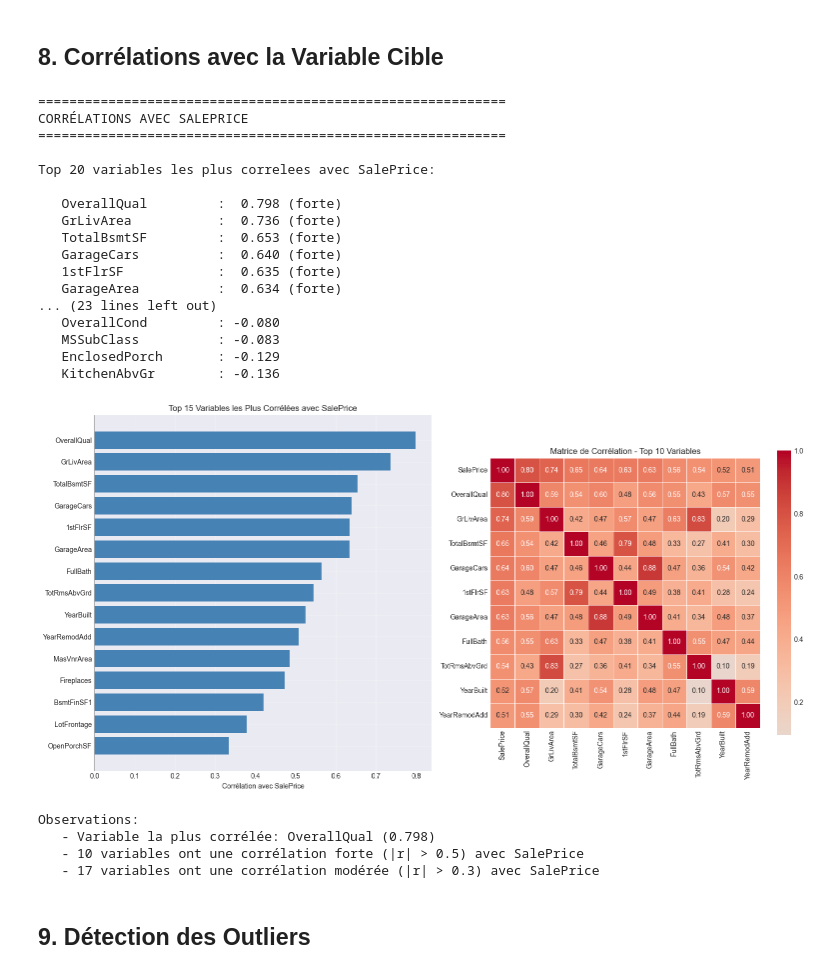
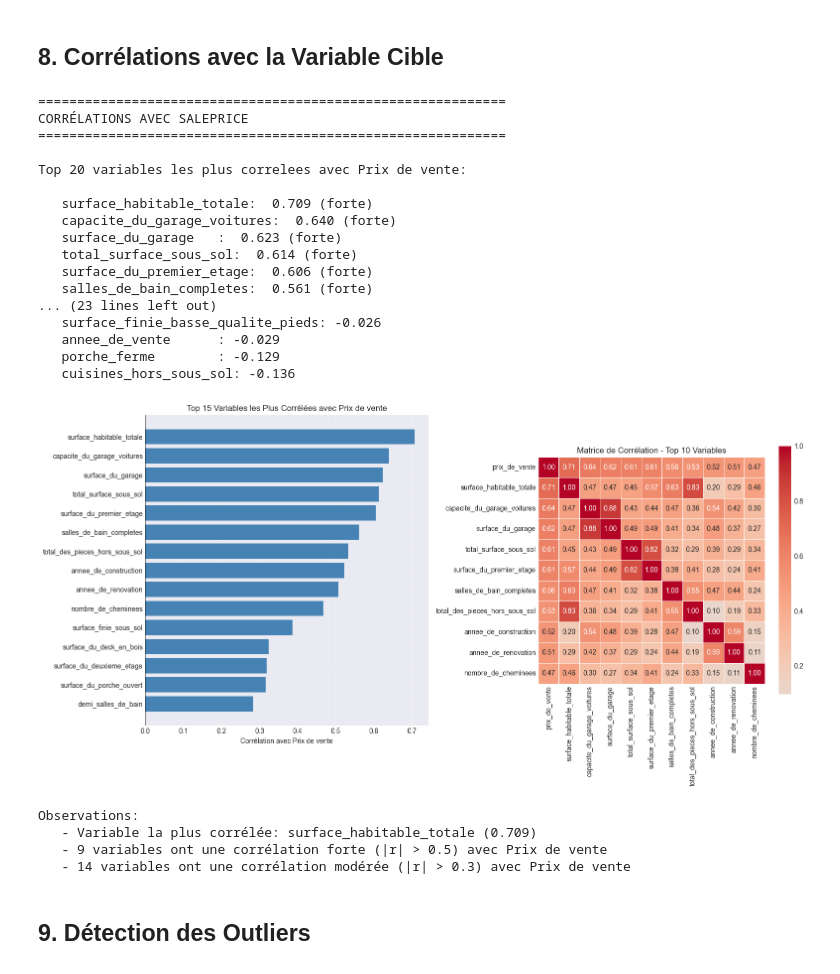
Before and after one commit to DJERAKEI221/Projet-Machine-Learning-House-prices-prediction, a Jupyter notebook: notebooks/exploration_base_donnees.ipynb, the cells around one changed output. Drawn from its saved outputs; the diff is of its cells as text; code cells hidden in the pictures.

```diff
--- a/notebooks/exploration_base_donnees.ipynb
+++ b/notebooks/exploration_base_donnees.ipynb
@@ -558,9 +1151,9 @@ print("=" * 60)
 print("VARIABLES NUMÉRIQUES CLÉS")
 print("=" * 60)
 
-key_numeric_vars = ['GrLivArea', 'TotalBsmtSF', 'LotArea', 'OverallQual',
-                     'OverallCond', 'YearBuilt', 'GarageArea', '1stFlrSF',
-                     'FullBath', 'TotRmsAbvGrd', 'YearRemodAdd', 'GarageCars']
+key_numeric_vars = ['surface_habitable_totale', 'total_surface_sous_sol', 'superficie_du_lot_pieds', 'qualite_globale',
+                     'etat_general', 'annee_de_construction', 'surface_du_garage', 'surface_du_premier_etage',
+                     'salles_de_bain_completes', 'total_des_pieces_hors_sous_sol', 'annee_de_renovation', 'capacite_du_garage_voitures']
 
 existing_key_vars = [v for v in key_numeric_vars if v in train_df.columns]
 
@@ -608,8 +1201,8 @@ print("=" * 60)
 print("VARIABLES CATÉGORIELLES CLÉS")
 print("=" * 60)
 
-key_categorical_vars = ['MSZoning', 'Neighborhood', 'BldgType', 'HouseStyle',
-                        'ExterQual', 'KitchenQual', 'SaleType', 'SaleCondition']
+key_categorical_vars = ['zonage_classification', 'quartier', 'type_de_batiment', 'style_de_maison',
+                        'qualite_exterieure', 'qualite_de_la_cuisine', 'type_de_vente', 'condition_de_la_vente']
 
 existing_cat_vars = [v for v in key_categorical_vars if v in train_df.columns]
 
@@ -712,77 +1642,77 @@ SaleCondition:
 # %% [markdown]
 ## 8. Corrélations avec la Variable Cible
 # %%
-# Corrélations avec SalePrice
+# Corrélations avec Prix de vente
 print("=" * 60)
 print("CORRÉLATIONS AVEC SALEPRICE")
 print("=" * 60)
 
 # Calculer les corrélations
-correlations = train_df[numeric_cols].corr()['SalePrice'].sort_values(ascending=False)
+correlations = train_df[numeric_cols].corr()['prix_de_vente'].sort_values(ascending=False)
 
-print("\nTop 20 variables les plus correlees avec SalePrice:\n")
+print("\nTop 20 variables les plus correlees avec Prix de vente:\n")
 top_corr = correlations.head(20)
 for var, corr in top_corr.items():
-    if var != 'SalePrice':
+    if var != 'prix_de_vente':
         print(f"   {var:20s}: {corr:6.3f} {'(forte)' if abs(corr) > 0.5 else '(moderee)' if abs(corr) > 0.3 else '(faible)'}")
 
-print("\nBottom 10 variables les moins correlees avec SalePrice:\n")
-bottom_corr = correlations.tail(11)  # 11 car SalePrice est inclus
+print("\nBottom 10 variables les moins correlees avec Prix de vente:\n")
+bottom_corr = correlations.tail(11)  # 11 car Prix de vente est inclus
 for var, corr in bottom_corr.items():
-    if var != 'SalePrice':
+    if var != 'prix_de_vente':
         print(f"   {var:20s}: {corr:6.3f}")
 
 # Visualisation
 fig, axes = plt.subplots(1, 2, figsize=(16, 8))
 
 # Top corrélations
-top_15 = correlations.head(16).drop('SalePrice')  # Exclure SalePrice
+top_15 = correlations.head(16).drop('prix_de_vente')  # Exclure Prix de vente
 axes[0].barh(range(len(top_15)), top_15.values, color='steelblue')
 axes[0].set_yticks(range(len(top_15)))
 axes[0].set_yticklabels(top_15.index)
-axes[0].set_xlabel('Corrélation avec SalePrice')
-axes[0].set_title('Top 15 Variables les Plus Corrélées avec SalePrice')
+axes[0].set_xlabel('Corrélation avec Prix de vente')
+axes[0].set_title('Top 15 Variables les Plus Corrélées avec Prix de vente')
 axes[0].invert_yaxis()
 axes[0].grid(True, alpha=0.3)
 axes[0].axvline(x=0, color='black', linestyle='-', linewidth=0.5)
 
 # Matrice de corrélation des top variables
-top_corr_vars = correlations.head(11).index.tolist()  # Top 10 + SalePrice
+top_corr_vars = correlations.head(11).index.tolist()  # Top 10 + Prix de vente
 corr_matrix = train_df[top_corr_vars].corr()
 sns.heatmap(corr_matrix, annot=True, fmt='.2f', cmap='coolwarm', center=0,
             square=True, linewidths=0.5, cbar_kws={"shrink": 0.8}, ax=axes[1])
 axes[1].set_title('Matrice de Corrélation - Top 10 Variables')
 
 plt.tight_layout()
 plt.savefig('../output/figures/correlations_analysis.png', dpi=300, bbox_inches='tight')
 plt.show()
 
 print(f"\nObservations:")
-print(f"   - Variable la plus corrélée: {correlations.drop('SalePrice').index[0]} ({correlations.drop('SalePrice').iloc[0]:.3f})")
-print(f"   - {len(correlations[abs(correlations) > 0.5]) - 1} variables ont une corrélation forte (|r| > 0.5) avec SalePrice")
-print(f"   - {len(correlations[abs(correlations) > 0.3]) - 1} variables ont une corrélation modérée (|r| > 0.3) avec SalePrice")
+print(f"   - Variable la plus corrélée: {correlations.drop('prix_de_vente').index[0]} ({correlations.drop('prix_de_vente').iloc[0]:.3f})")
+print(f"   - {len(correlations[abs(correlations) > 0.5]) - 1} variables ont une corrélation forte (|r| > 0.5) avec Prix de vente")
+print(f"   - {len(correlations[abs(correlations) > 0.3]) - 1} variables ont une corrélation modérée (|r| > 0.3) avec Prix de vente")
 # %% [output]
 ============================================================
 CORRÉLATIONS AVEC SALEPRICE
 ============================================================
 
-Top 20 variables les plus correlees avec SalePrice:
+Top 20 variables les plus correlees avec Prix de vente:
 
-   OverallQual         :  0.798 (forte)
-   GrLivArea           :  0.736 (forte)
-   TotalBsmtSF         :  0.653 (forte)
-   GarageCars          :  0.640 (forte)
-   1stFlrSF            :  0.635 (forte)
-   GarageArea          :  0.634 (forte)
+   surface_habitable_totale:  0.709 (forte)
+   capacite_du_garage_voitures:  0.640 (forte)
+   surface_du_garage   :  0.623 (forte)
+   total_surface_sous_sol:  0.614 (forte)
+   surface_du_premier_etage:  0.606 (forte)
+   salles_de_bain_completes:  0.561 (forte)
 ... (23 lines left out)
-   OverallCond         : -0.080
-   MSSubClass          : -0.083
-   EnclosedPorch       : -0.129
-   KitchenAbvGr        : -0.136
+   surface_finie_basse_qualite_pieds: -0.026
+   annee_de_vente      : -0.029
+   porche_ferme        : -0.129
+   cuisines_hors_sous_sol: -0.136
-[figure, old version]
+[figure, new version]
 Observations:
-   - Variable la plus corrélée: OverallQual (0.798)
-   - 10 variables ont une corrélation forte (|r| > 0.5) avec SalePrice
-   - 17 variables ont une corrélation modérée (|r| > 0.3) avec SalePrice
+   - Variable la plus corrélée: surface_habitable_totale (0.709)
+   - 9 variables ont une corrélation forte (|r| > 0.5) avec Prix de vente
+   - 14 variables ont une corrélation modérée (|r| > 0.3) avec Prix de vente
 # %% [markdown]
 ## 9. Détection des Outliers
```
Also changed, not shown: parts of 33 cells of this notebook, 53 other files.
